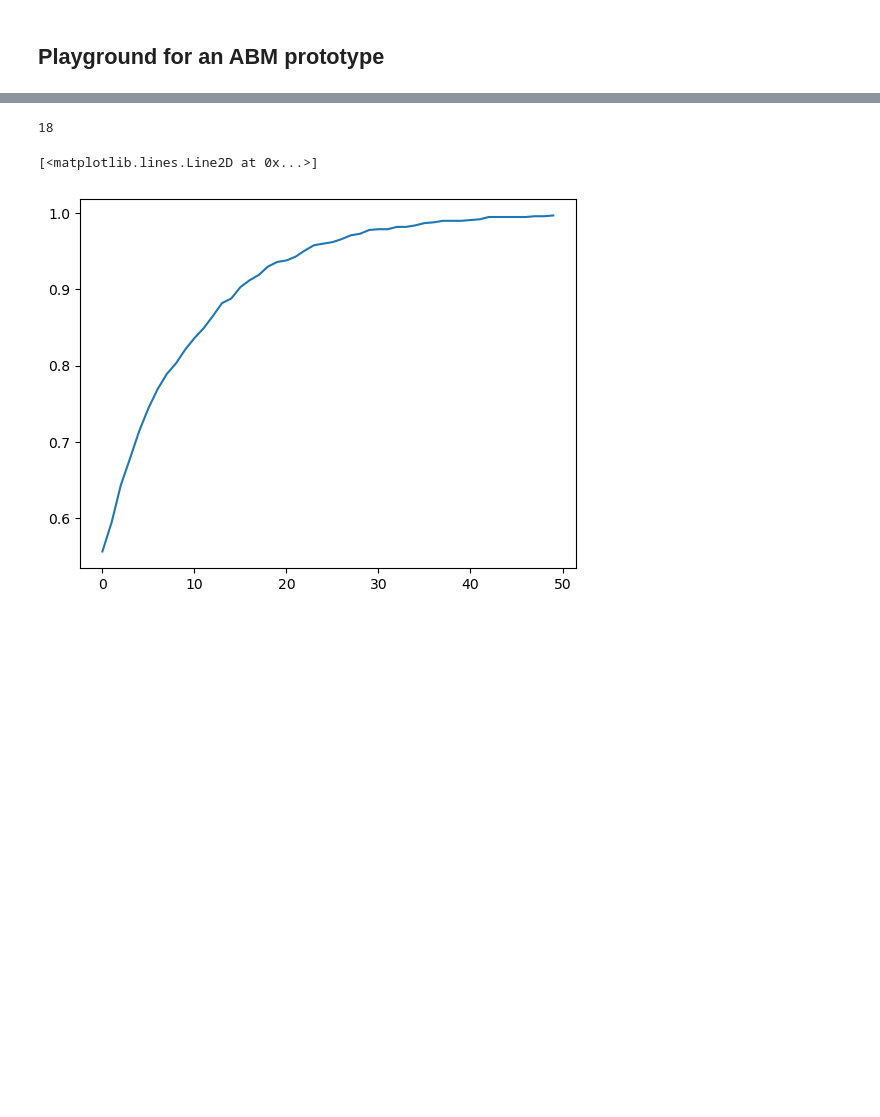
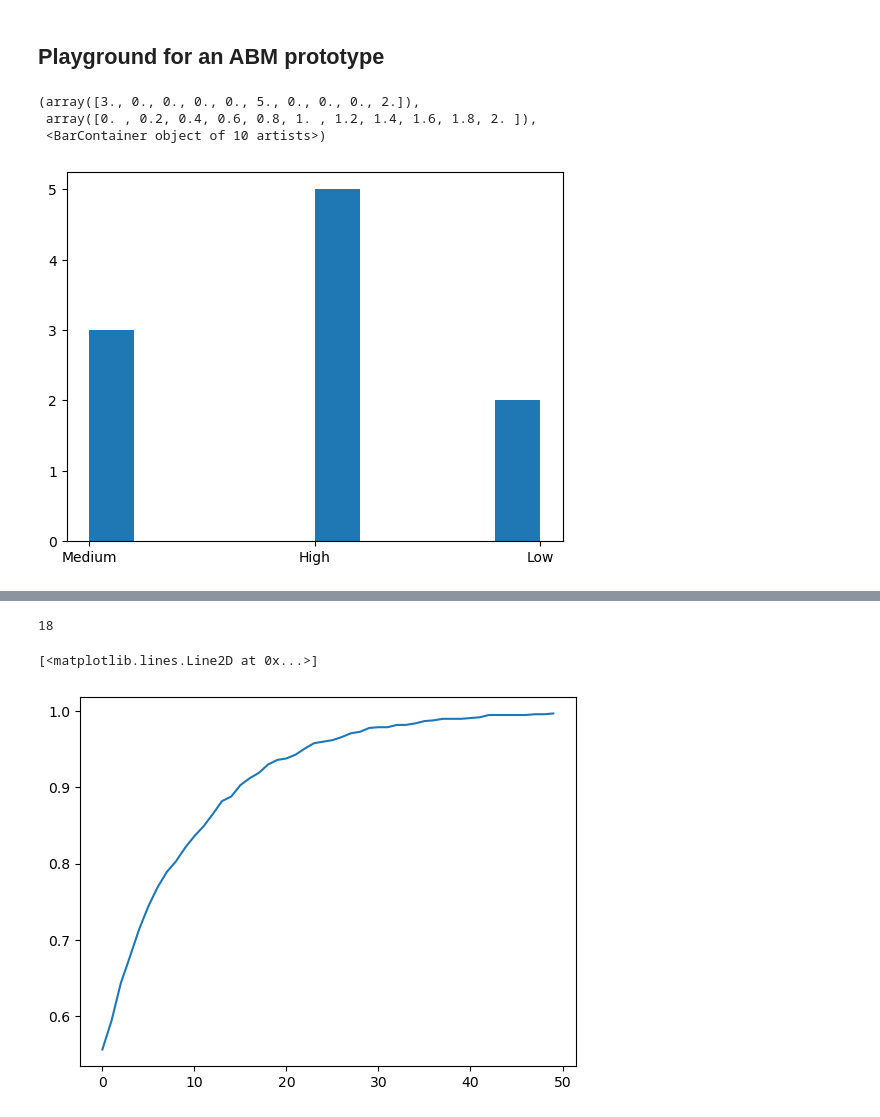
Before and after one commit to covid19ABM/abm_tool_exploration, a Jupyter notebook: prototype/simple.ipynb, the cells around one changed output, grey strips where cells are left out. Saved outputs shown, nothing was run; the diff lists cells and outputs as text; code cells hidden in the pictures; blank space fills up the shorter version.

```diff
--- a/prototype/simple.ipynb
+++ b/prototype/simple.ipynb
@@ -10,6 +10,14 @@ import random
 import matplotlib.pyplot as plt
 import seaborn as sns
 import IPython
+# %%
+ad = ag.generate_educational_attainment_distribution(n_people = 1000, low = .11, medium=.25, high=.64)
+plt.hist(ad)
+# %% [output]
+(array([3., 0., 0., 0., 0., 5., 0., 0., 0., 2.]),
+ array([0. , 0.2, 0.4, 0.6, 0.8, 1. , 1.2, 1.4, 1.6, 1.8, 2. ]),
+ <BarContainer object of 10 artists>)
+[figure, added]
 # %%
 n_people = 10
 gd = ag.generate_gender_distribution(n_people=n_people, percentage=50)
```
Also changed, not shown: parts of 3 cells of this notebook, 1 other file.
